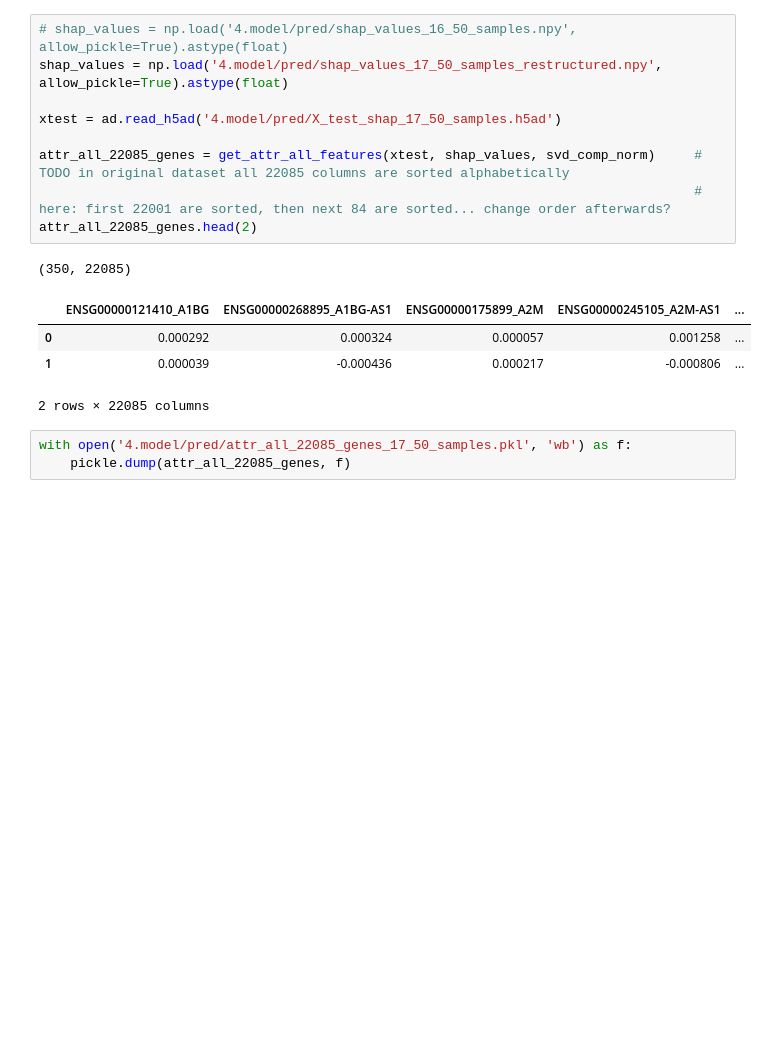
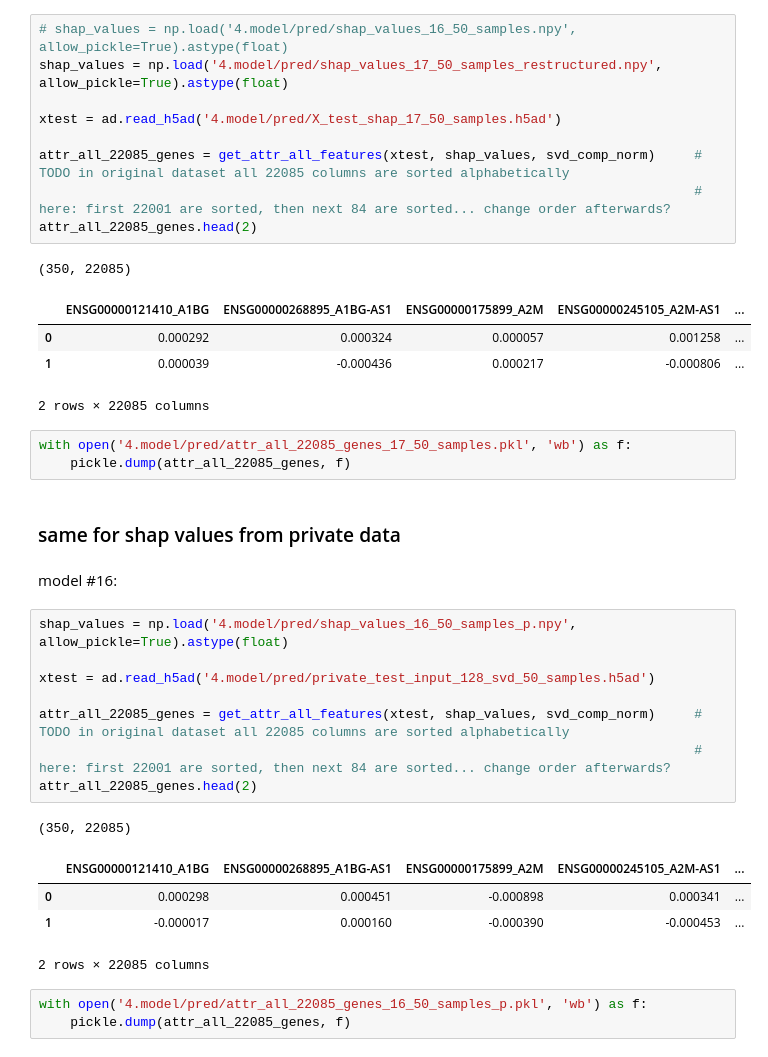
Before and after one commit to valentina-kg/open-problems-multimodal-3rd-solution, a Jupyter notebook: code/4.model/pred/svd_backpropagation.ipynb, the cells around one changed output. Cells and saved outputs as stored; diff of their text form; blank space fills up the shorter version.

Commit message:
computed all shap values on 50 samples

```diff
--- a/code/4.model/pred/svd_backpropagation.ipynb
+++ b/code/4.model/pred/svd_backpropagation.ipynb
@@ -126,3 +126,24 @@ attr_all_22085_genes.head(2)
 # %%
 with open('4.model/pred/attr_all_22085_genes_17_50_samples.pkl', 'wb') as f:
     pickle.dump(attr_all_22085_genes, f)
+# %% [markdown]
+### same for shap values from private data
+# %% [markdown]
+model #16:
+# %%
+shap_values = np.load('4.model/pred/shap_values_16_50_samples_p.npy', allow_pickle=True).astype(float)
+
+xtest = ad.read_h5ad('4.model/pred/private_test_input_128_svd_50_samples.h5ad')
+
+attr_all_22085_genes = get_attr_all_features(xtest, shap_values, svd_comp_norm)     # TODO in original dataset all 22085 columns are sorted alphabetically
+                                                                                    # here: first 22001 are sorted, then next 84 are sorted... change order afterwards?
+attr_all_22085_genes.head(2)
+# %% [output]
+(350, 22085)
+|  | ENSG00000121410_A1BG | ENSG00000268895_A1BG-AS1 | ENSG00000175899_A2M | ENSG00000245105_A2M-AS1 | ... |
+| 0 | 0.000298 | 0.000451 | -0.000898 | 0.000341 | ... |
+| 1 | -0.000017 | 0.000160 | -0.000390 | -0.000453 | ... |
+2 rows × 22085 columns
+# %%
+with open('4.model/pred/attr_all_22085_genes_16_50_samples_p.pkl', 'wb') as f:
+    pickle.dump(attr_all_22085_genes, f)
```
Also changed, not shown: parts of 4 cells of this notebook, 9 other files.
